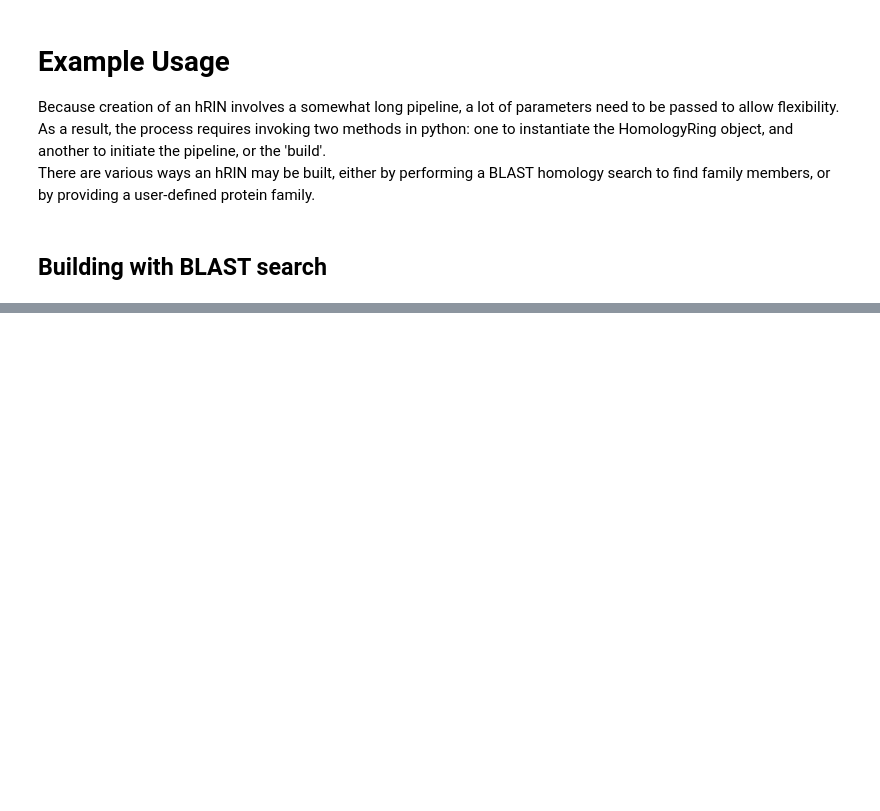
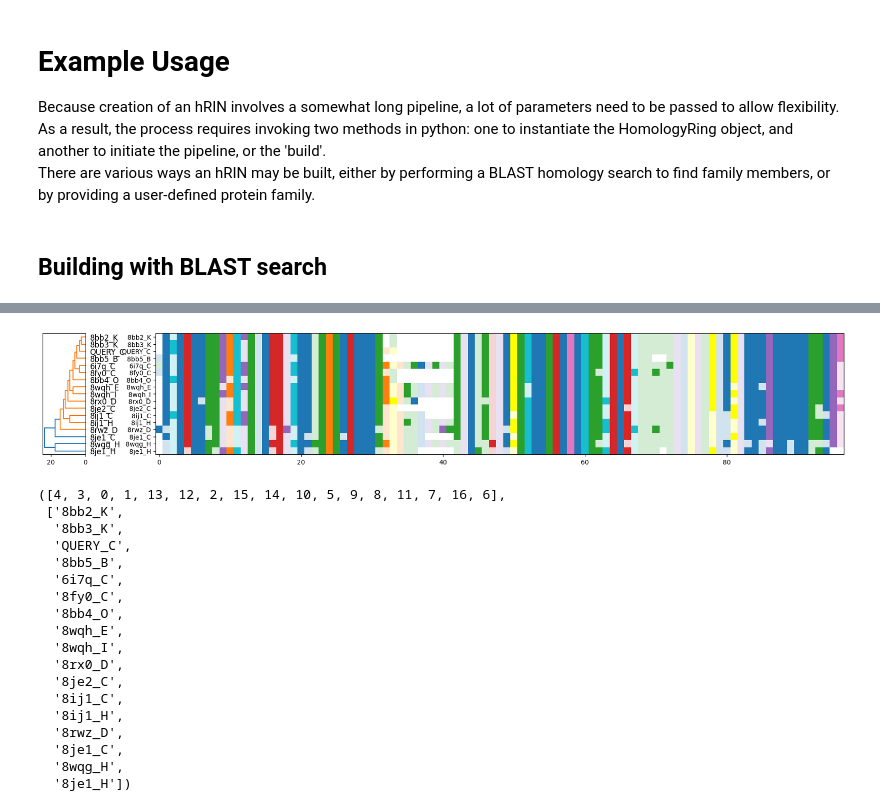
Before and after one commit to TannerAGraves/Homology-Ring, a Jupyter notebook: ExampleUsage.ipynb, the cells around one changed output, grey strips where cells are left out. Cells and saved outputs as stored; diff of their text form; code cells hidden in the pictures; blank space fills up the shorter version.

```diff
--- a/ExampleUsage.ipynb
+++ b/ExampleUsage.ipynb
@@ -45,0 +45,4 @@ hRIN_BLAST =
+# %%
+# For family from PDB structures
+HR_BLAST_PDB = HomologyRing.HomologyRing('query/1LM8.cif', blast_DBs['PDB'], struct_source='PDB', uses_PDB_ids=True)
+HR_BLAST_PDB.build('C','1', force_download=False, force_RING=False, max_results=16, use_label_asym_id=False, prob_normalization='possible')
@@ -45,0 +112,25 @@ hRIN_BLAST =
+# %%
+## Contact conservation plots
+## Allow for comparison of structures based on contact similarity. And observation of key/highly conserved interactions
+## Supports filtering arguments to look at a subset of interactions
+HR_BLAST_PDB.plot_contact_conservation('HBOND', 'intra')
+# %% [output]
+[figure, added]
+([4, 3, 0, 1, 13, 12, 2, 15, 14, 10, 5, 9, 8, 11, 7, 16, 6],
+ ['8bb2_K',
+  '8bb3_K',
+  'QUERY_C',
+  '8bb5_B',
+  '6i7q_C',
+  '8fy0_C',
+  '8bb4_O',
+  '8wqh_E',
+  '8wqh_I',
+  '8rx0_D',
+  '8je2_C',
+  '8ij1_C',
+  '8ij1_H',
+  '8rwz_D',
+  '8je1_C',
+  '8wqg_H',
+  '8je1_H'])
```
Also changed, not shown: parts of 27 cells of this notebook, 11 other files.
